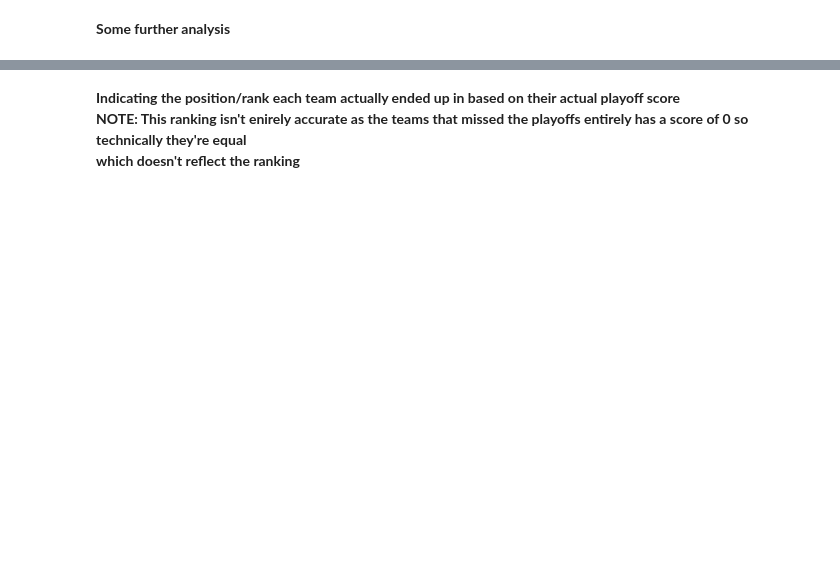
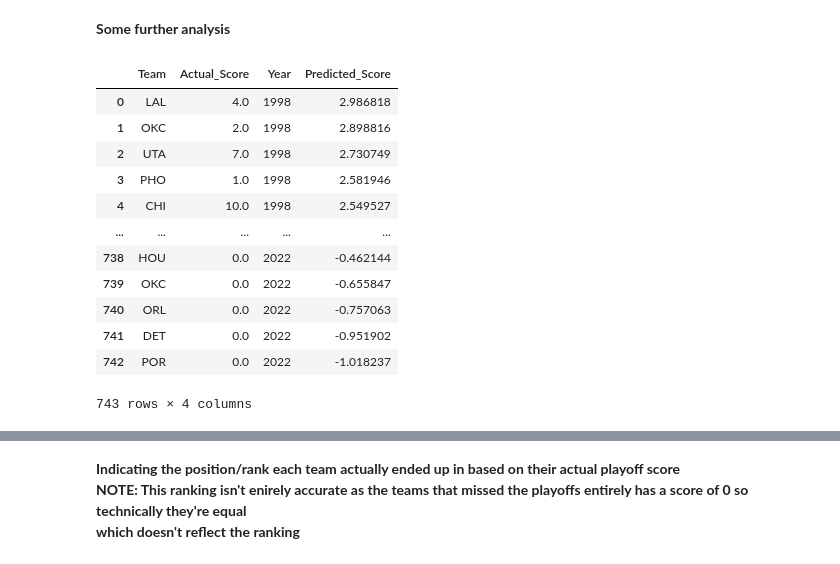
Before and after one commit to cng04/NBA-Champion-Predictor-Project, a Jupyter notebook: ridge_regression.ipynb, the cells around one changed output, grey strips where cells are left out. Saved outputs shown, nothing was run; the diff lists cells and outputs as text; code cells hidden in the pictures; blank space fills up the shorter version.

```diff
--- a/ridge_regression.ipynb
+++ b/ridge_regression.ipynb
@@ -234,8 +233,22 @@ mean_squared_error(ridge_df["Actual_Score"], ridge_df["Predicted_Score"])
 **Some further analysis**
 # %%
 ridge_df
-del ridge_df["Actual_Rank"]
-del ridge_df["Predicted_Rank"]
+#del ridge_df["Actual_Rank"]
+#del ridge_df["Predicted_Rank"]
+# %% [output]
+|  | Team | Actual_Score | Year | Predicted_Score |
+| 0 | LAL | 4.0 | 1998 | 2.986818 |
+| 1 | OKC | 2.0 | 1998 | 2.898816 |
+| 2 | UTA | 7.0 | 1998 | 2.730749 |
+| 3 | PHO | 1.0 | 1998 | 2.581946 |
+| 4 | CHI | 10.0 | 1998 | 2.549527 |
+| ... | ... | ... | ... | ... |
+| 738 | HOU | 0.0 | 2022 | -0.462144 |
+| 739 | OKC | 0.0 | 2022 | -0.655847 |
+| 740 | ORL | 0.0 | 2022 | -0.757063 |
+| 741 | DET | 0.0 | 2022 | -0.951902 |
+| 742 | POR | 0.0 | 2022 | -1.018237 |
+743 rows × 4 columns
 # %%
 ridge_df
 # %% [output]
```
Also changed, not shown: parts of 11 cells of this notebook, 1 other file.
